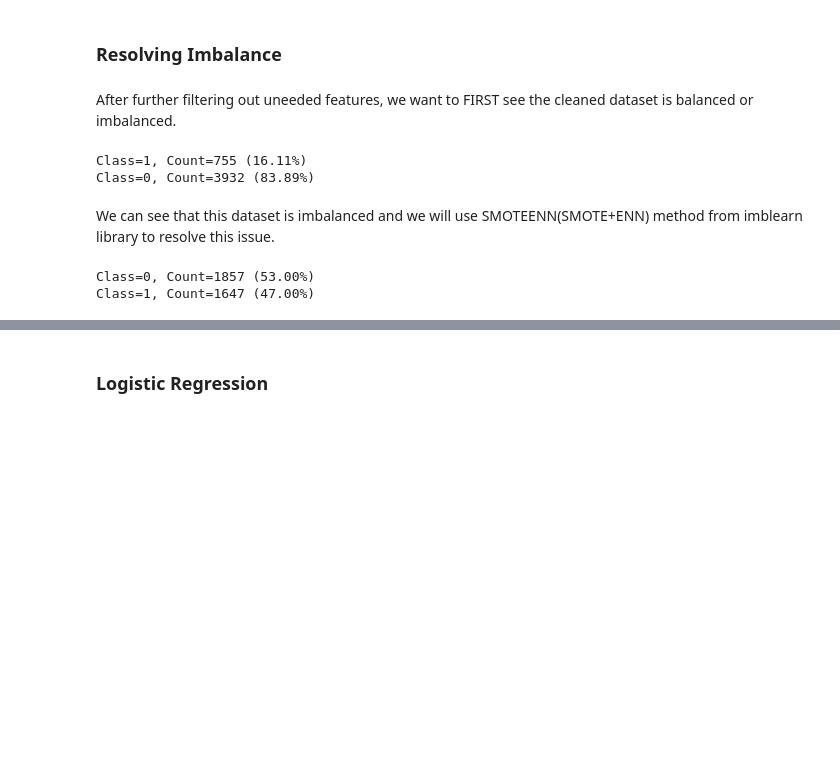
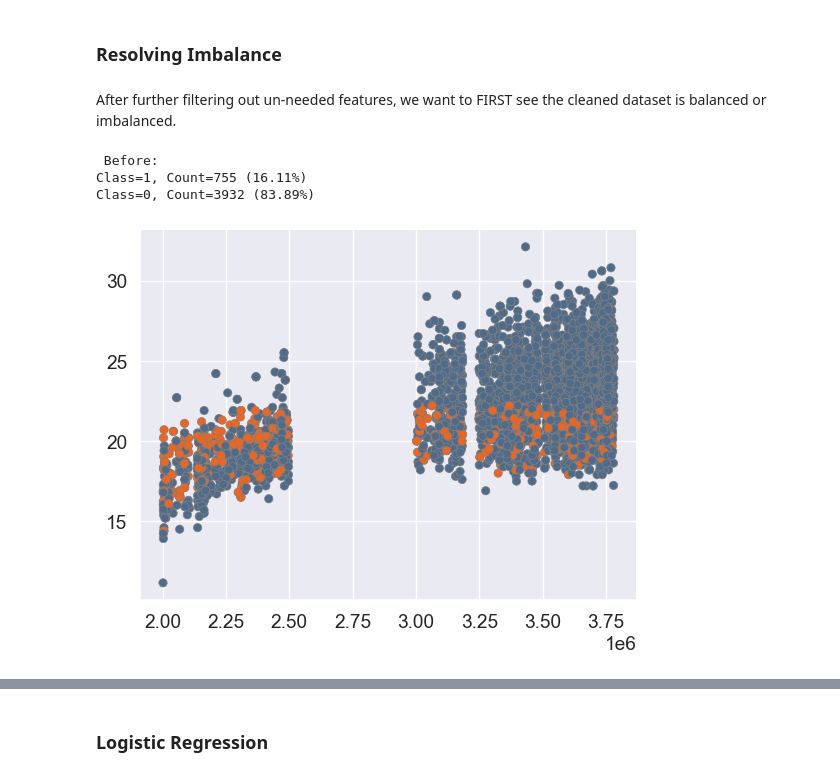
Before and after one commit to alisonjing/DTSA5506-Data-Mining-Project, a Jupyter notebook: NASA_Asteroid_Classification.ipynb, the cells around one changed output, grey strips where cells are left out. Cells and saved outputs as stored; diff of their text form; code cells hidden in the pictures; blank space fills up the shorter version.

Commit message:
Added in scatter plot

```diff
--- a/NASA_Asteroid_Classification.ipynb
+++ b/NASA_Asteroid_Classification.ipynb
@@ -719,36 +719,25 @@ Index(['Name', 'Absolute Magnitude', 'Epoch Date Close Approach', 'Orbit ID',
 # %% [markdown]
 ### Resolving Imbalance
 # %% [markdown]
-After further filtering out uneeded features, we want to FIRST see the cleaned dataset is balanced or imbalanced.
+After further filtering out un-needed features, we want to FIRST see the cleaned dataset is balanced or imbalanced.
 # %%
+X = cleaned_features.drop(['Hazardous'], axis=1)
+y =  cleaned_features.Hazardous
+
+print(Fore.RED+ Back.BLACK, "Before:", Style.RESET_ALL)
+
 from collections import Counter
 count = Counter(cleaned_features['Hazardous'])
 for label, records in count.items():
     percent = records/len(cleaned_features['Hazardous'])*100
     print('Class=%d, Count=%d (%.2f%%)' % (label, records, percent))
+
+colors = ['#4E6B8A' if v == 0 else '#F26419' if v == 1 else '#F6AE2D' for v in y]
+fig = plt.Figure(figsize=(12,8))
+plt.scatter(X.iloc[:,0], X.iloc[:,1], c=colors, edgecolors='grey', linewidths = 0.5)
+sns.despine()
 # %% [output]
+ Before:
 Class=1, Count=755 (16.11%)
 Class=0, Count=3932 (83.89%)
+[figure, added]
-# %% [markdown]
-We can see that this dataset is imbalanced and we will use SMOTEENN(SMOTE+ENN) method from imblearn library to resolve this issue.
-# %%
-from imblearn.over_sampling import SMOTE
-X = cleaned_features.drop(['Hazardous'], axis=1)
-y =  cleaned_features.Hazardous
-
-#resampling using SMOTEENN
-smt = SMOTEENN(random_state = 0)
-X,y = smt.fit_resample(X,y)
-
-count = Counter(y)
-for label, records in count.items():
-    percent = records/len(y)*100
-    print('Class=%d, Count=%d (%.2f%%) '  % (label, records, percent))
-
-#Reference
-#1. https://www.analyticsvidhya.com/blog/2020/10/overcoming-class-imbalance-using-smote-techniques/
-#2. https://machinelearningmastery.com/smote-oversampling-for-imbalanced-classification/
-#3. https://imbalanced-learn.org/stable/references/generated/imblearn.combine.SMOTEENN.html
-# %% [output]
-Class=0, Count=1857 (53.00%)
-Class=1, Count=1647 (47.00%)
```
Also changed, not shown: parts of 2 cells of this notebook, 1 other file.
